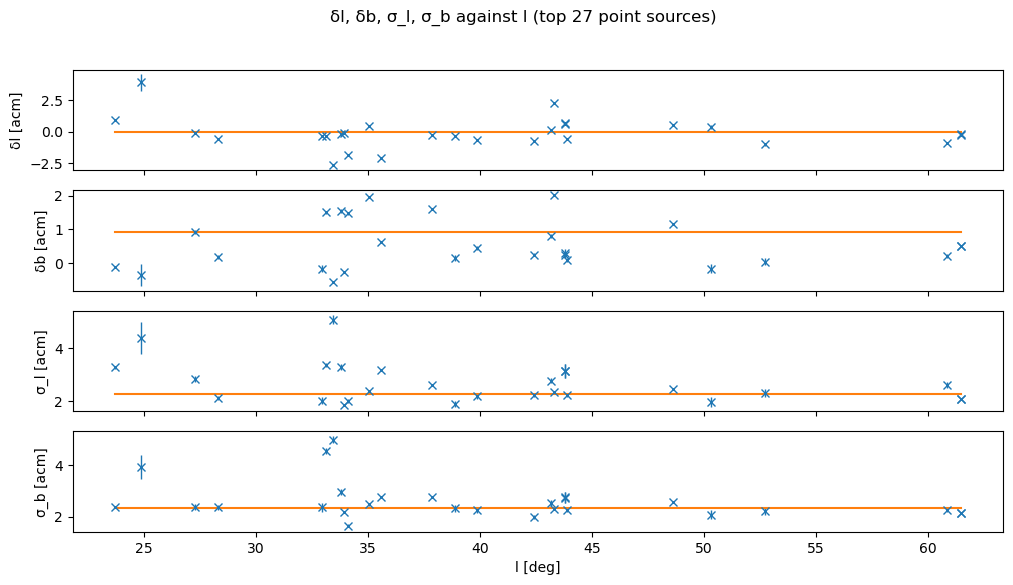
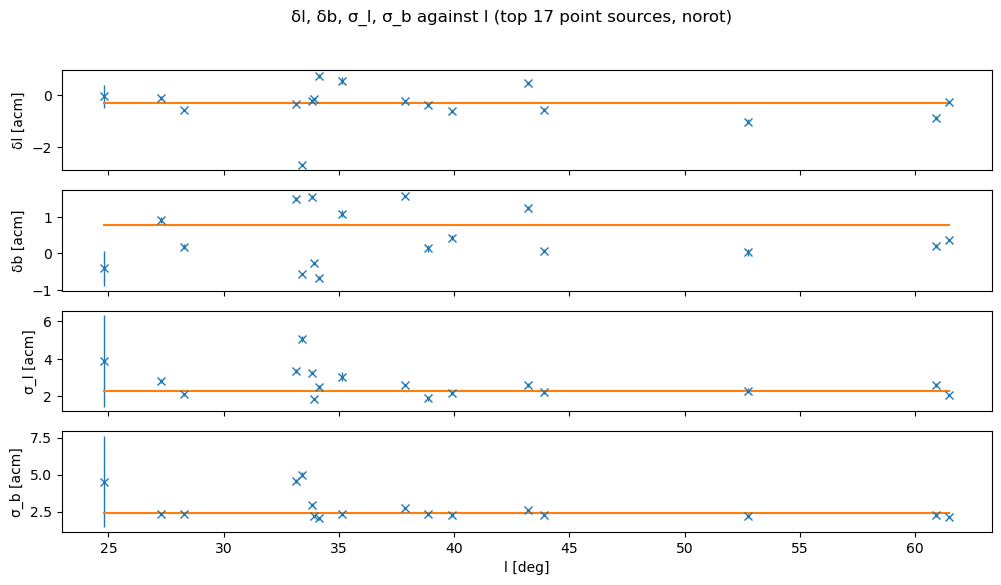
The change to this notebook cell's code, shown as a diff; its figure went from the first image to the second:
--- before
+++ after
@@ -1,9 +1,12 @@
-fig, axs = plt.subplots(nrows=4, ncols=1, figsize=(12,6), sharex= True)
+if rot_incl:
+    fig, axs = plt.subplots(nrows=5, ncols=1, figsize=(15,6), sharex= True)
+else:
+    fig, axs = plt.subplots(nrows=4, ncols=1, figsize=(12,6), sharex= True)
 if len(omitted_indices) == 0:
-    figtitle = "δl, δb, σ_l, σ_b against l (all point sources)"
-    savefig_path = f"{LINUX_DIRECTORY}/figures/tracking_errors_and_sigmas_against_l.png"
+    figtitle = f"δl, δb, σ_l, σ_b against l (all point sources, {rotinfo})"
+    savefig_path = f"{LINUX_DIRECTORY}/figures/tracking_errors_and_sigmas_against_l_{rotinfo}.png"
 else:
-    figtitle = f"δl, δb, σ_l, σ_b against l (top {len(reg_names) - len(omitted_indices)} point sources)"
-    savefig_path = f"{LINUX_DIRECTORY}/figures/tracking_errors_and_sigmas_against_l_cut.png"
+    figtitle = f"δl, δb, σ_l, σ_b against l (top {len(reg_names) - len(omitted_indices)} point sources, {rotinfo})"
+    savefig_path = f"{LINUX_DIRECTORY}/figures/tracking_errors_and_sigmas_against_l_{rotinfo}_cut.png"
 
 line_x = np.linspace(np.min(reg_truels), np.max(reg_truels), 1000)
@@ -53,6 +56,20 @@
     simple_flat(line_x, bsigmas_numres[0])
            )
-bs_ax.set_xlabel("l [deg]")
 bs_ax.set_ylabel("σ_b [acm]")
+
+if rot_incl:
+    rot_ax = axs[4]
+    rot_ax.errorbar(reg_truels, thetas, theta_uncs,
+                marker = 'x',
+                linewidth = 0,
+                elinewidth = 1)
+    rot_ax.plot(
+        line_x,
+        simple_flat(line_x, thetas_numres[0])
+            )
+    rot_ax.set_xlabel("l [deg]")
+    rot_ax.set_ylabel("θ [rad]")
+else:
+    bs_ax.set_xlabel("l [deg]")
 
 fig.suptitle(figtitle)

Commit: Updated MCMC_beam_fitting.ipynb and tracking_error_plotting.ipynb  to latest as of 4pm 23/10/2025, added maps_processing.ipynb